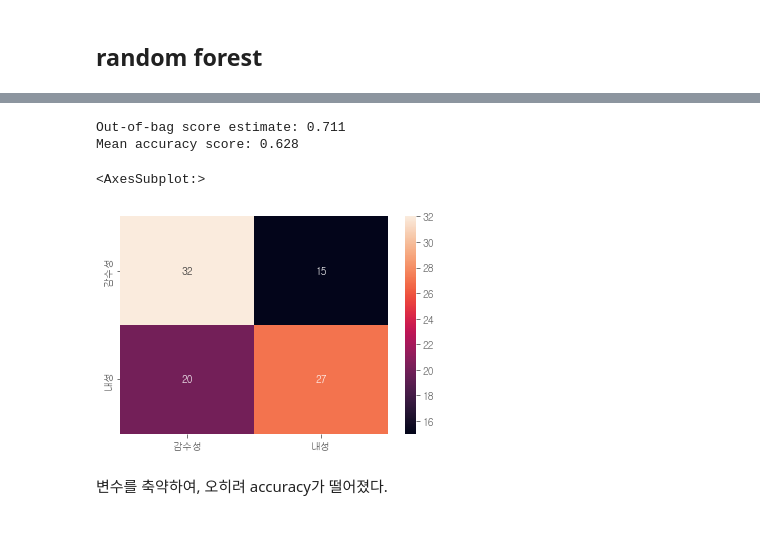
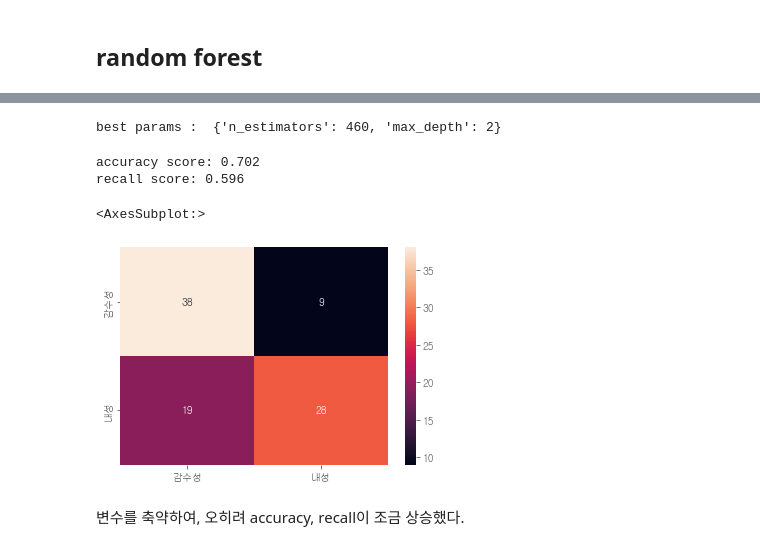
Before and after one commit to bub3690/22-1_multivariate, a Jupyter notebook: final_project/Classification-rftree-pre.ipynb, the cells around one changed output, grey strips where cells are left out. Drawn from its saved outputs; the diff is of its cells as text; code cells hidden in the pictures.

Commit message:
FEAT : Update other classifiers

```diff
--- a/final_project/Classification-rftree-pre.ipynb
+++ b/final_project/Classification-rftree-pre.ipynb
@@ -280,6 +309,8 @@ Cr, 0.00026947
 # %%
 origin_shap_df=pd.DataFrame({ "col":list(x_train.columns),"mean_shap_values":mean_shap_values})
 origin_shap_df.to_excel("origin_shap_val.xlsx",index=False)
+# %%
+sorted_list=list(origin_shap_df.sort_values(by='mean_shap_values',ascending=False)['col'])
 # %%
 #전역 막대 플롯
 
@@ -302,4 +356,4 @@ x_test_rftree = x_test.copy()
 # %%
-x_train_rftree=x_train_rftree[[ 'bed', '3m-Adm', '1y-UTI', 'Hsp-acq', '3m-Ab','Hb', 'iBT', 'SaO2', 'Cr', 'pCO2', 'pO2', 'Plt', 'iSpO','iDBP','HCO3', 'lactic acid', 'pH', 'iPR', 'Glu', 'BUN']]
+x_train_rftree=x_train_rftree[sorted_list[:20]]
 # %%
-x_test_rftree=x_test_rftree[[ 'bed', '3m-Adm', '1y-UTI', 'Hsp-acq', '3m-Ab','Hb', 'iBT', 'SaO2', 'Cr', 'pCO2', 'pO2', 'Plt', 'iSpO','iDBP','HCO3', 'lactic acid', 'pH', 'iPR', 'Glu', 'BUN']]
+x_test_rftree=x_test_rftree[sorted_list[:20]]
@@ -314,7 +734,7 @@ x_test_rftree=x_test_rftree[[ 'bed', '3m-Adm', '1y-UTI', 'Hsp-acq', '3m-Ab','Hb'
 param_list = {"n_estimators": list(range(10, 500, 10)),
               "max_depth": [1,2,3,4,5],}
 
-rf2 = RandomForestClassifier(oob_score=True, random_state=1234)
+rf2 = RandomForestClassifier(random_state=1234)
 
 rf2_random_search = RandomizedSearchCV(
         estimator=rf2,
@@ -329,26 +766,27 @@ NameError: name 'x_train_rftree' is not defined
 # %%
-print('best params : ' ,rf_random_search.best_params_)
+print('best params : ' ,rf2_random_search.best_params_)
 model_best2=rf2_random_search.best_estimator_
+# %% [output]
+best params :  {'n_estimators': 460, 'max_depth': 2}
 # %%
 from sklearn.metrics import accuracy_score
 
 predicted = model_best2.predict(x_test_rftree)
-accuracy = accuracy_score(y_test, predicted)
-recall = recall_score(y_test, predicted, average=None)
+accuracy = accuracy_score(y_true=y_test,y_pred=predicted)
+recall = recall_score(y_true=y_test, y_pred=predicted, average=None)
 
-print(f'Out-of-bag score estimate: {rf2.oob_score_:.3}')
-print(f'Mean accuracy score: {accuracy:.3}')
+print(f'accuracy score: {accuracy:.3}')
 print(f'recall score: {recall[1]:.3}')
 # %% [output]
-Out-of-bag score estimate: 0.711
-Mean accuracy score: 0.628
+accuracy score: 0.702
+recall score: 0.596
 # %%
 from sklearn.metrics import confusion_matrix
 
-cm = pd.DataFrame(confusion_matrix(y_test, predicted), columns=['감수성','내성'], index=['감수성','내성'])
+cm = pd.DataFrame(confusion_matrix(y_true=y_test, y_pred=predicted), columns=['감수성','내성'], index=['감수성','내성'])
 sns.heatmap(cm, annot=True)
 # %% [output]
 <AxesSubplot:>
-[figure, old version]
+[figure, new version]
 # %% [markdown]
-변수를 축약하여, 오히려 accuracy가 떨어졌다.
+변수를 축약하여, 오히려 accuracy, recall이 조금 상승했다.
```
Also changed, not shown: parts of 45 cells of this notebook, 4 other files.
